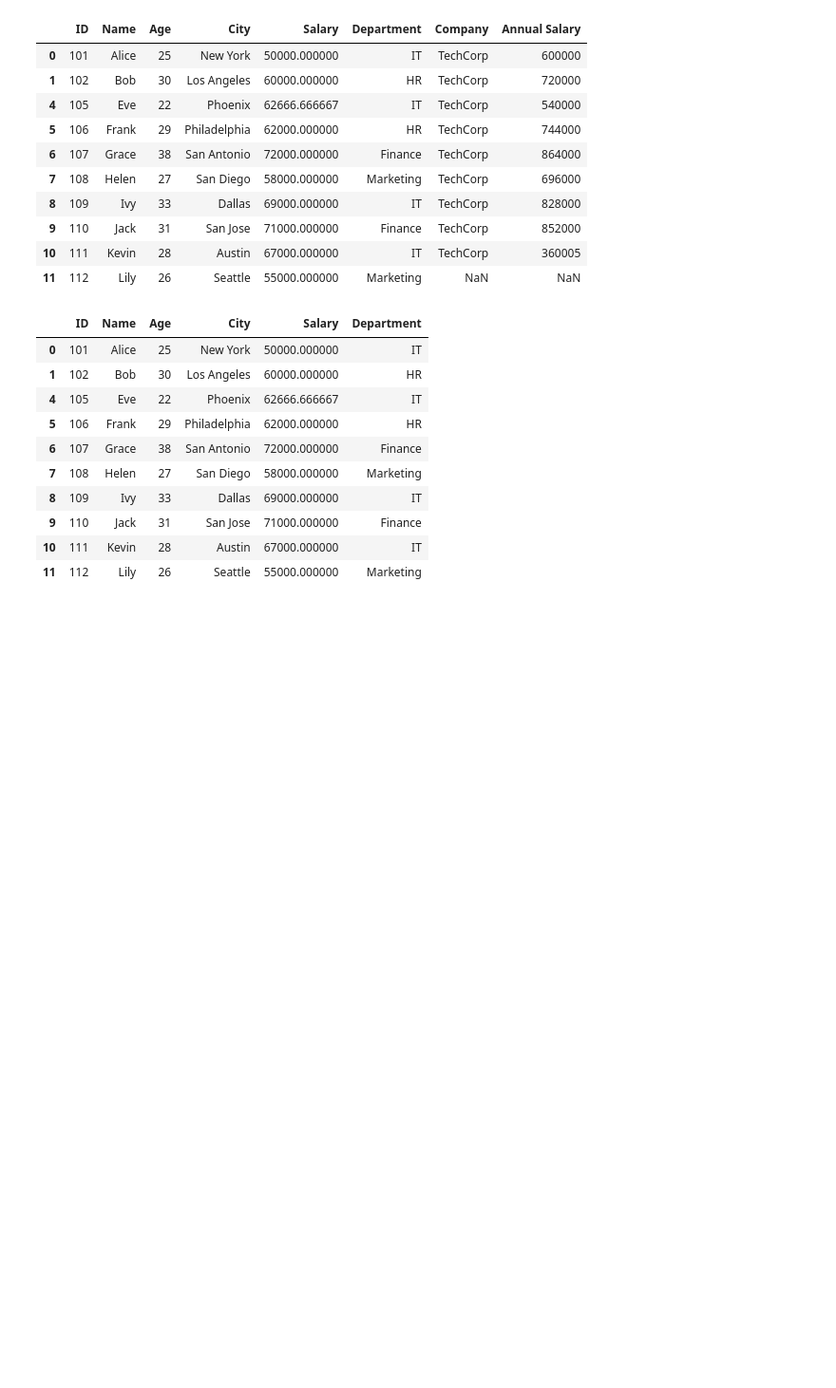
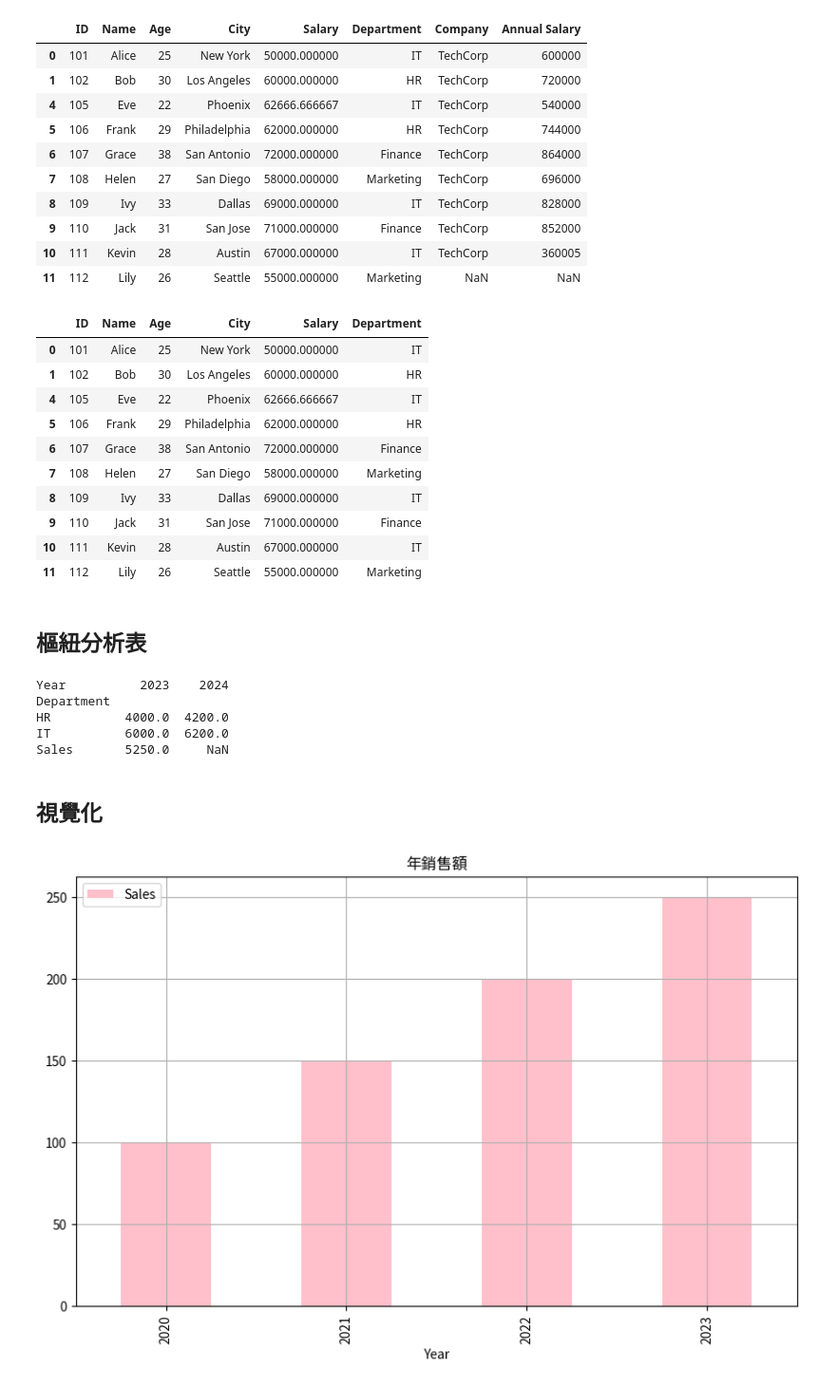
Before and after one commit to Benson0404/nsysuaop, a Jupyter notebook: Pandas.ipynb, the cells around one changed output. Shown at 95% size. Saved outputs shown, nothing was run; the diff lists cells and outputs as text; code cells hidden in the pictures; blank space fills up the shorter version.

```diff
--- a/Pandas.ipynb
+++ b/Pandas.ipynb
@@ -568,3 +568,5 @@ df_dropped_cols
 | 9 | 110 | Jack | 31 | San Jose | 71000.000000 | Finance |
 | 10 | 111 | Kevin | 28 | Austin | 67000.000000 | IT |
 | 11 | 112 | Lily | 26 | Seattle | 55000.000000 | Marketing |
+# %% [markdown]
+## 樞紐分析表
@@ -570,0 +585,32 @@ df_dropped_cols
+# %%
+# 建立樞紐分析表
+pivot = pd.pivot_table(df, values='Salary', index='Department', columns='Year', aggfunc='mean')
+print(pivot)
+# %% [output]
+Year          2023    2024
+Department
+HR          4000.0  4200.0
+IT          6000.0  6200.0
+Sales       5250.0     NaN
+# %% [markdown]
+## 視覺化
+# %%
+import matplotlib
+import matplotlib.pyplot as plt
+# 新增字體
+matplotlib.font_manager.fontManager.addfont('taipei_sans_tc_beta.ttf')
+# 設定中文字型及負號正確顯示
+plt.rcParams['font.sans-serif'] = 'Taipei Sans TC Beta'
+plt.rcParams["axes.unicode_minus"] = False
+# %%
+import pandas as pd
+import matplotlib.pyplot as plt
+data = {
+    'Year': [2020, 2021, 2022, 2023],
+    'Sales': [100, 150, 200, 250]
+}
+df = pd.DataFrame(data)
+df.plot(kind='bar', x='Year', y='Sales', title='年銷售額', grid=True, color='pink', figsize=(10, 6)) #長條圖
+plt.show()
+# %% [output]
+[figure, added]
```
Also changed, not shown: parts of 3 cells of this notebook.
